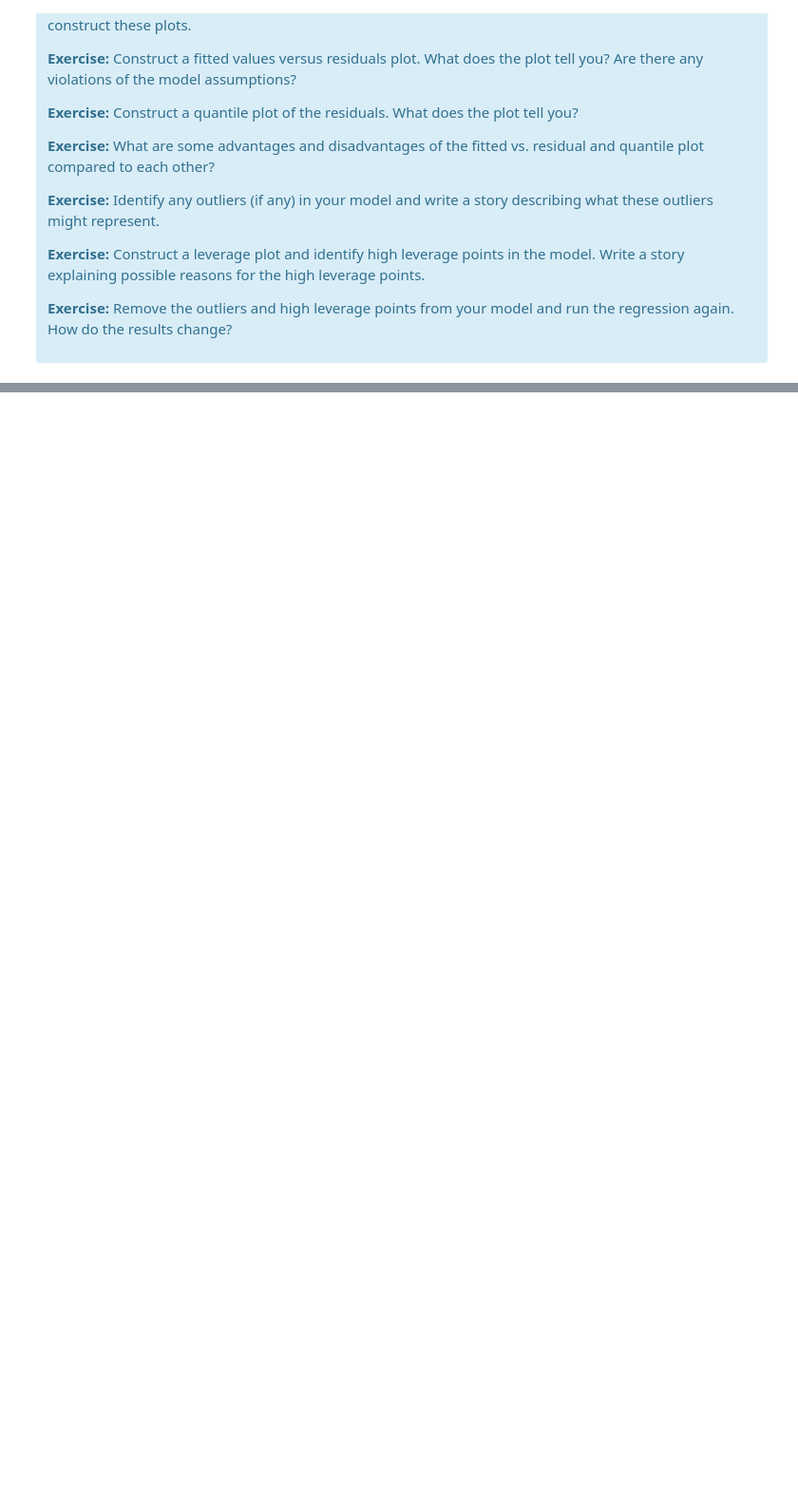
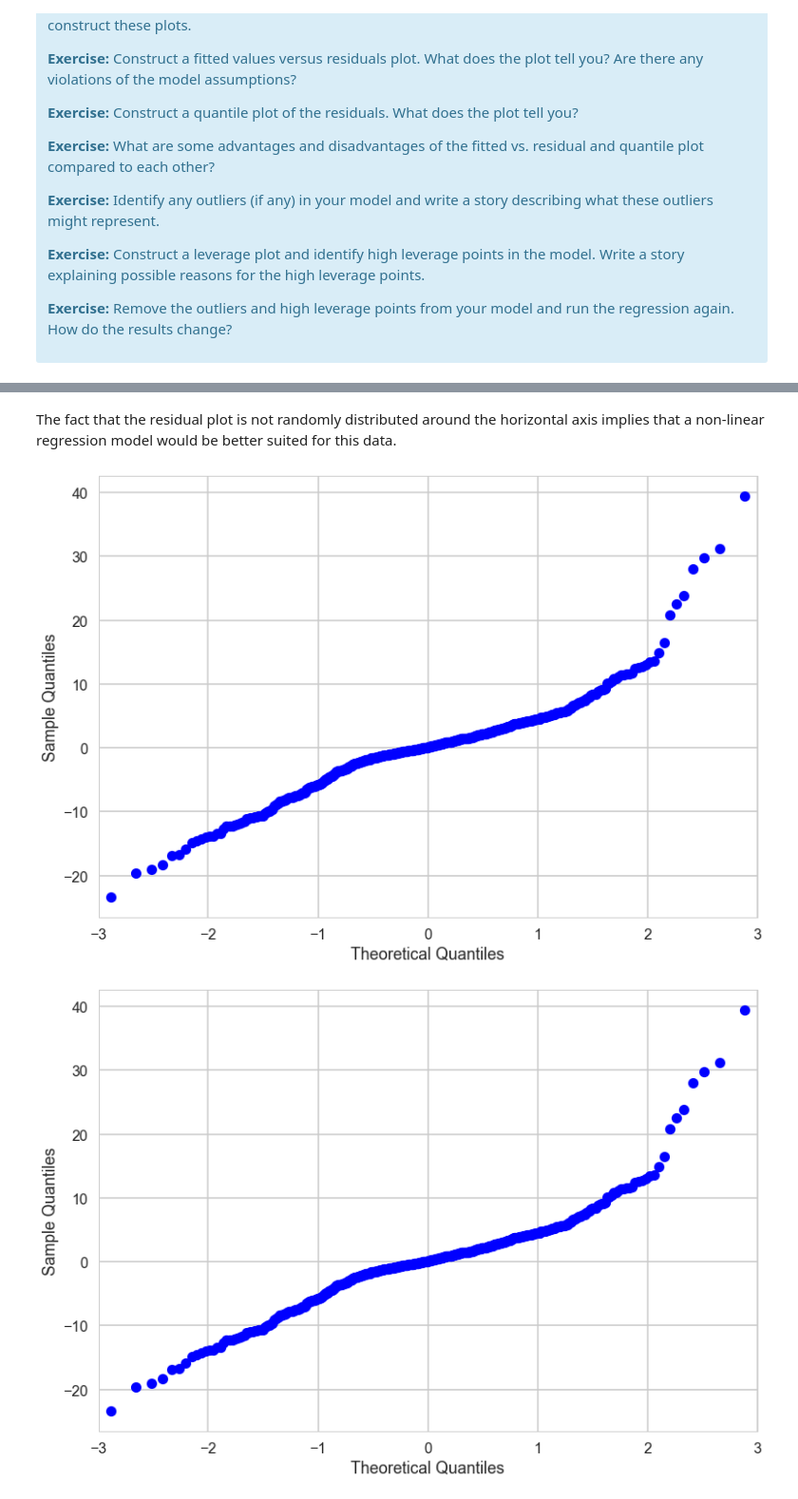
Before and after one commit to gussie/Springboard_data_science, a Jupyter notebook: Linear_regression/Mini_Project_Linear_Regression.ipynb, the cells around one changed output, grey strips where cells are left out. Shown at 95% size. Drawn from its saved outputs; the diff is of its cells as text; code cells hidden in the pictures; blank space fills up the shorter version.

Commit message:
Update linear regression exercise

```diff
--- a/Linear_regression/Mini_Project_Linear_Regression.ipynb
+++ b/Linear_regression/Mini_Project_Linear_Regression.ipynb
@@ -808,0 +946,8 @@ There are some other issues that are important investigate with linear regressio
+# %% [markdown]
+The fact that the residual plot is not randomly distributed around the horizontal axis implies that a non-linear regression model would be better suited for this data.
+# %%
+#quantile plot
+sm.graphics.qqplot(model.resid)
+# %% [output]
+[figure, added]
+[figure, added]
```
Also changed, not shown: parts of 33 cells of this notebook, 22 other files.
